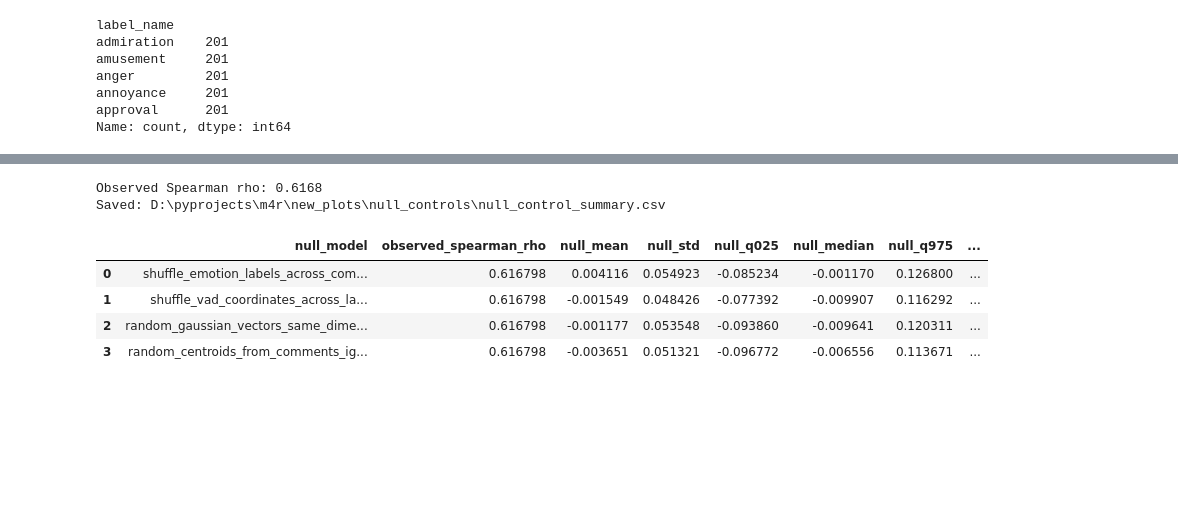
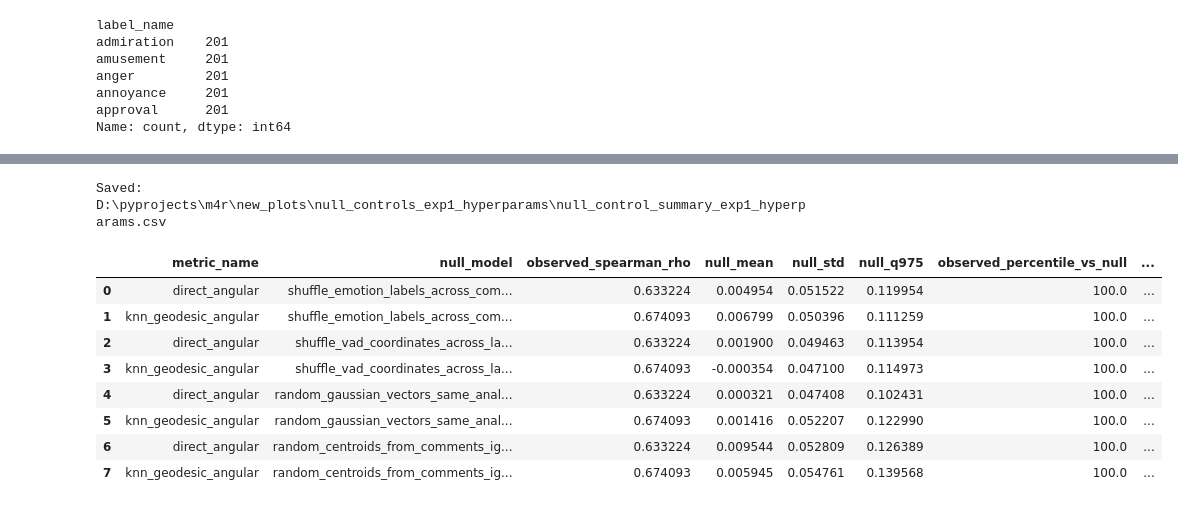
Before and after one commit to Victorwei21/M4R-codes, a Jupyter notebook: null_controls_FINAL.ipynb, the cells around one changed output, grey strips where cells are left out. Saved outputs shown, nothing was run; the diff lists cells and outputs as text; code cells hidden in the pictures; blank space fills up the shorter version.

```diff
--- a/null_controls_FINAL.ipynb
+++ b/null_controls_FINAL.ipynb
@@ -254,7 +262,7 @@ check_config()
 # =========================
 
 X_raw = np.load(EMBEDDINGS_PATH)
-metadata = pd.read_csv(METADATA_PATH)
+metadata = pd.read_csv(METADATA_PATH).reset_index(drop=True)
 vad_df = pd.read_csv(VAD_CSV_PATH)
 
 required_meta = {"label_name", "label_idx"}
@@ -291,21 +299,3 @@ anger         201
 annoyance     201
 approval      201
 Name: count, dtype: int64
-# %%
-# =========================
-# Optional PCA preprocessing
-# =========================
-
-rng = np.random.default_rng(SEED)
-
-if PCA_DIM_FOR_ANALYSIS and PCA_DIM_FOR_ANALYSIS > 0:
-    n_components = min(PCA_DIM_FOR_ANALYSIS, X_raw.shape[0] - 1, X_raw.shape[1])
-    pca = PCA(n_components=n_components, random_state=SEED)
-    X = pca.fit_transform(X_raw)
-    print(f"Using PCA feature space: {X.shape}")
-    print(f"Explained variance: {pca.explained_variance_ratio_.sum():.3f}")
-else:
-    X = X_raw
-    print(f"Using raw feature space: {X.shape}")
-
-embedding_dim_used = X.shape[1]
@@ -551,44 +671,66 @@ Saved: D:\pyprojects\m4r\new_plots\null_controls\null_control_scores.csv
 # Summarise observed vs null distributions
 # =========================
 
 summary_rows = []
 
-for null_name, group in null_df.groupby("null_model", sort=False):
+for (metric_name, null_name), group in null_df.groupby(["metric_name", "null_model"], sort=False):
     vals = group["spearman_rho"].to_numpy(dtype=float)
     vals = vals[np.isfinite(vals)]
+    obs_row = observed_df.loc[observed_df["metric_name"].eq(metric_name)].iloc[0]
+    observed_rho = float(obs_row["spearman_rho"])
     p_greater, p_abs, percentile = empirical_p_values(vals, observed_rho)
 
     summary_rows.append({
+        "metric_name": metric_name,
         "null_model": null_name,
         "observed_spearman_rho": observed_rho,
+        "observed_pearson_r": float(obs_row["pearson_r"]),
+        "observed_k": obs_row["knn_k"],
+        "observed_components": obs_row["graph_connected_components"],
         "null_mean": np.mean(vals),
         "null_std": np.std(vals, ddof=1),
         "null_q025": np.quantile(vals, 0.025),
         "null_median": np.quantile(vals, 0.5),
         "null_q975": np.quantile(vals, 0.975),
         "observed_percentile_vs_null": percentile,
         "empirical_p_greater_equal_observed": p_greater,
         "empirical_p_abs_greater_equal_abs_observed": p_abs,
         "n_null": len(vals),
-        "manifold_distance": MANIFOLD_DISTANCE,
         "ground_truth_space": GROUND_TRUTH_SPACE,
         "pca_dim_for_analysis": PCA_DIM_FOR_ANALYSIS,
+        "pca_fit_mode": chosen_mode,
+        "representation": analysis_space["representation_name"],
     })
 
 summary_df = pd.DataFrame(summary_rows)
-summary_path = OUT_DIR / "null_control_summary.csv"
+summary_path = OUT_DIR / "null_control_summary_exp1_hyperparams.csv"
 summary_df.to_csv(summary_path, index=False)
 
-print("Observed Spearman rho:", round(observed_rho, 4))
+paper_summary = summary_df[[
+    "metric_name",
+    "null_model",
+    "observed_spearman_rho",
+    "null_mean",
+    "null_std",
+    "null_q975",
+    "observed_percentile_vs_null",
+    "empirical_p_greater_equal_observed",
+    "n_null",
+    "pca_fit_mode",
+]]
+
 print("Saved:", summary_path)
-summary_df
+paper_summary
 # %% [output]
-Observed Spearman rho: 0.6168
-Saved: D:\pyprojects\m4r\new_plots\null_controls\null_control_summary.csv
+Saved: D:\pyprojects\m4r\new_plots\null_controls_exp1_hyperparams\null_control_summary_exp1_hyperparams.csv
-|  | null_model | observed_spearman_rho | null_mean | null_std | null_q025 | null_median | null_q975 | ... |
-| 0 | shuffle_emotion_labels_across_com... | 0.616798 | 0.004116 | 0.054923 | -0.085234 | -0.001170 | 0.126800 | ... |
-| 1 | shuffle_vad_coordinates_across_la... | 0.616798 | -0.001549 | 0.048426 | -0.077392 | -0.009907 | 0.116292 | ... |
-| 2 | random_gaussian_vectors_same_dime... | 0.616798 | -0.001177 | 0.053548 | -0.093860 | -0.009641 | 0.120311 | ... |
-| 3 | random_centroids_from_comments_ig... | 0.616798 | -0.003651 | 0.051321 | -0.096772 | -0.006556 | 0.113671 | ... |
+|  | metric_name | null_model | observed_spearman_rho | null_mean | null_std | null_q975 | observed_percentile_vs_null | ... |
+| 0 | direct_angular | shuffle_emotion_labels_across_com... | 0.633224 | 0.004954 | 0.051522 | 0.119954 | 100.0 | ... |
+| 1 | knn_geodesic_angular | shuffle_emotion_labels_across_com... | 0.674093 | 0.006799 | 0.050396 | 0.111259 | 100.0 | ... |
+| 2 | direct_angular | shuffle_vad_coordinates_across_la... | 0.633224 | 0.001900 | 0.049463 | 0.113954 | 100.0 | ... |
+| 3 | knn_geodesic_angular | shuffle_vad_coordinates_across_la... | 0.674093 | -0.000354 | 0.047100 | 0.114973 | 100.0 | ... |
+| 4 | direct_angular | random_gaussian_vectors_same_anal... | 0.633224 | 0.000321 | 0.047408 | 0.102431 | 100.0 | ... |
+| 5 | knn_geodesic_angular | random_gaussian_vectors_same_anal... | 0.674093 | 0.001416 | 0.052207 | 0.122990 | 100.0 | ... |
+| 6 | direct_angular | random_centroids_from_comments_ig... | 0.633224 | 0.009544 | 0.052809 | 0.126389 | 100.0 | ... |
+| 7 | knn_geodesic_angular | random_centroids_from_comments_ig... | 0.674093 | 0.005945 | 0.054761 | 0.139568 | 100.0 | ... |
 # %%
 # =========================
```
Also changed, not shown: parts of 16 cells of this notebook.
